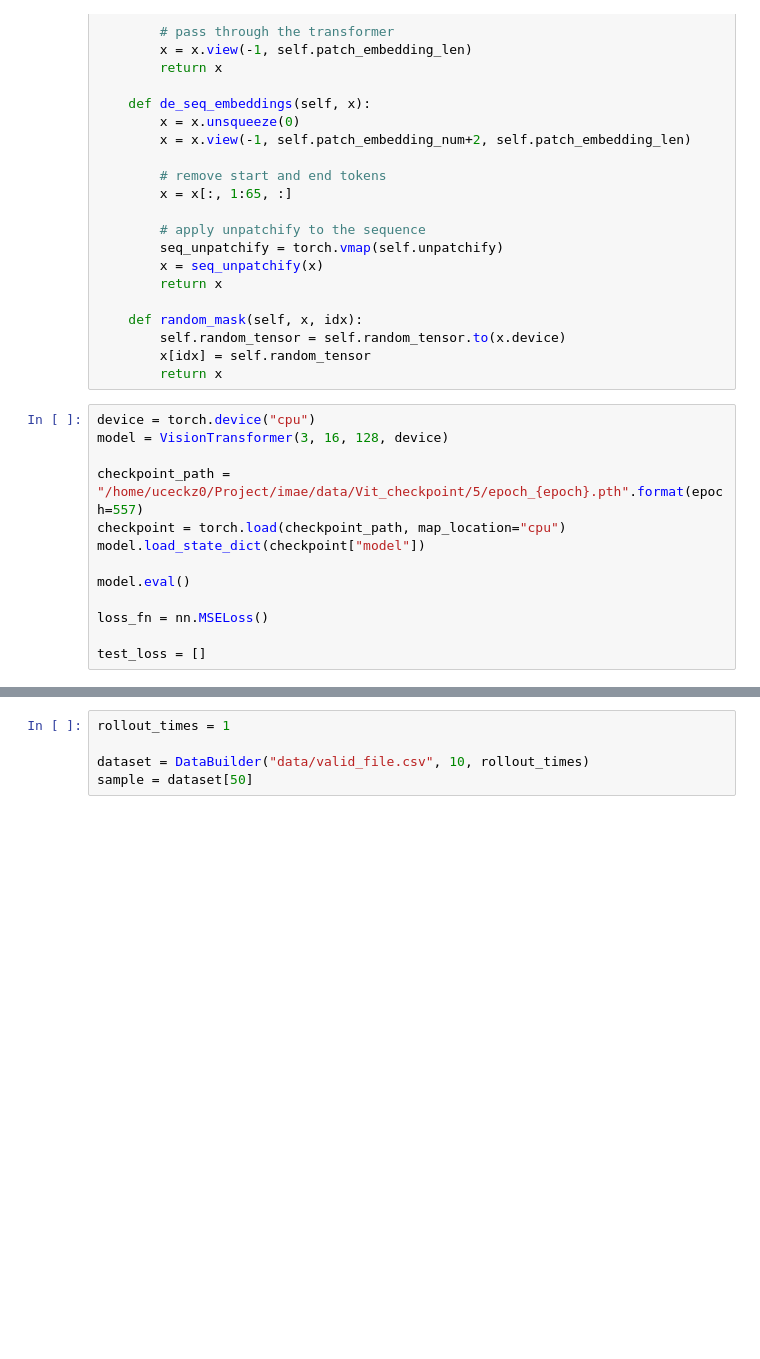
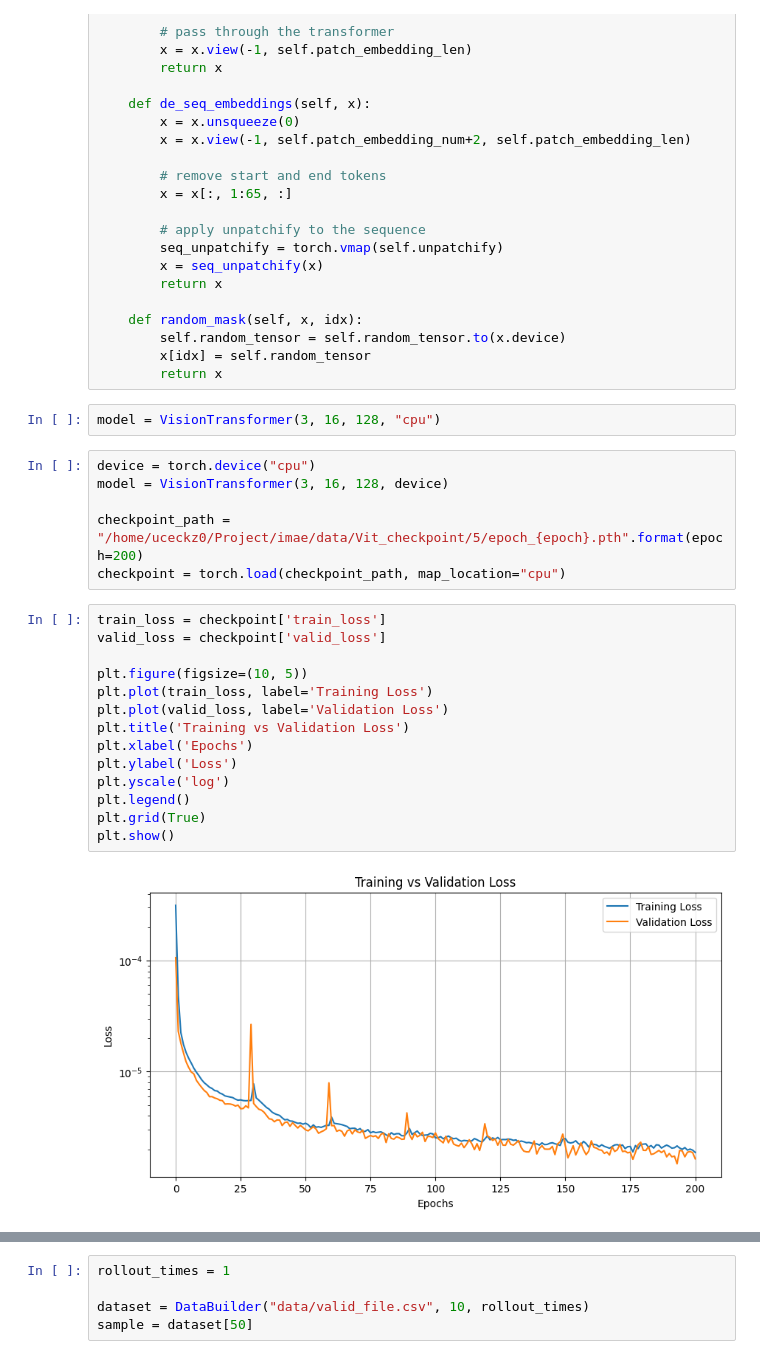
Before and after one commit to vickie02736/imae, a Jupyter notebook: trial.ipynb, the cells around one changed output, grey strips where cells are left out. Cells and saved outputs as stored; diff of their text form; blank space fills up the shorter version.

```diff
--- a/trial.ipynb
+++ b/trial.ipynb
@@ -129,16 +129,27 @@ class VisionTransformer(nn.Module):
         self.random_tensor = self.random_tensor.to(x.device)
         x[idx] = self.random_tensor
         return x
+# %%
+model = VisionTransformer(3, 16, 128, "cpu")
 # %%
 device = torch.device("cpu")
 model = VisionTransformer(3, 16, 128, device)
 
-checkpoint_path = "/home/uceckz0/Project/imae/data/Vit_checkpoint/5/epoch_{epoch}.pth".format(epoch=557)
+checkpoint_path = "/home/uceckz0/Project/imae/data/Vit_checkpoint/5/epoch_{epoch}.pth".format(epoch=200)
 checkpoint = torch.load(checkpoint_path, map_location="cpu")
-model.load_state_dict(checkpoint["model"])
-
-model.eval()
-
-loss_fn = nn.MSELoss()
-
-test_loss = []
+# %%
+train_loss = checkpoint['train_loss']
+valid_loss = checkpoint['valid_loss']
+
+plt.figure(figsize=(10, 5))
+plt.plot(train_loss, label='Training Loss')
+plt.plot(valid_loss, label='Validation Loss')
+plt.title('Training vs Validation Loss')
+plt.xlabel('Epochs')
+plt.ylabel('Loss')
+plt.yscale('log')
+plt.legend()
+plt.grid(True)
+plt.show()
+# %% [output]
+[figure, added]
```
Also changed, not shown: parts of 6 cells of this notebook, 19 other files.
